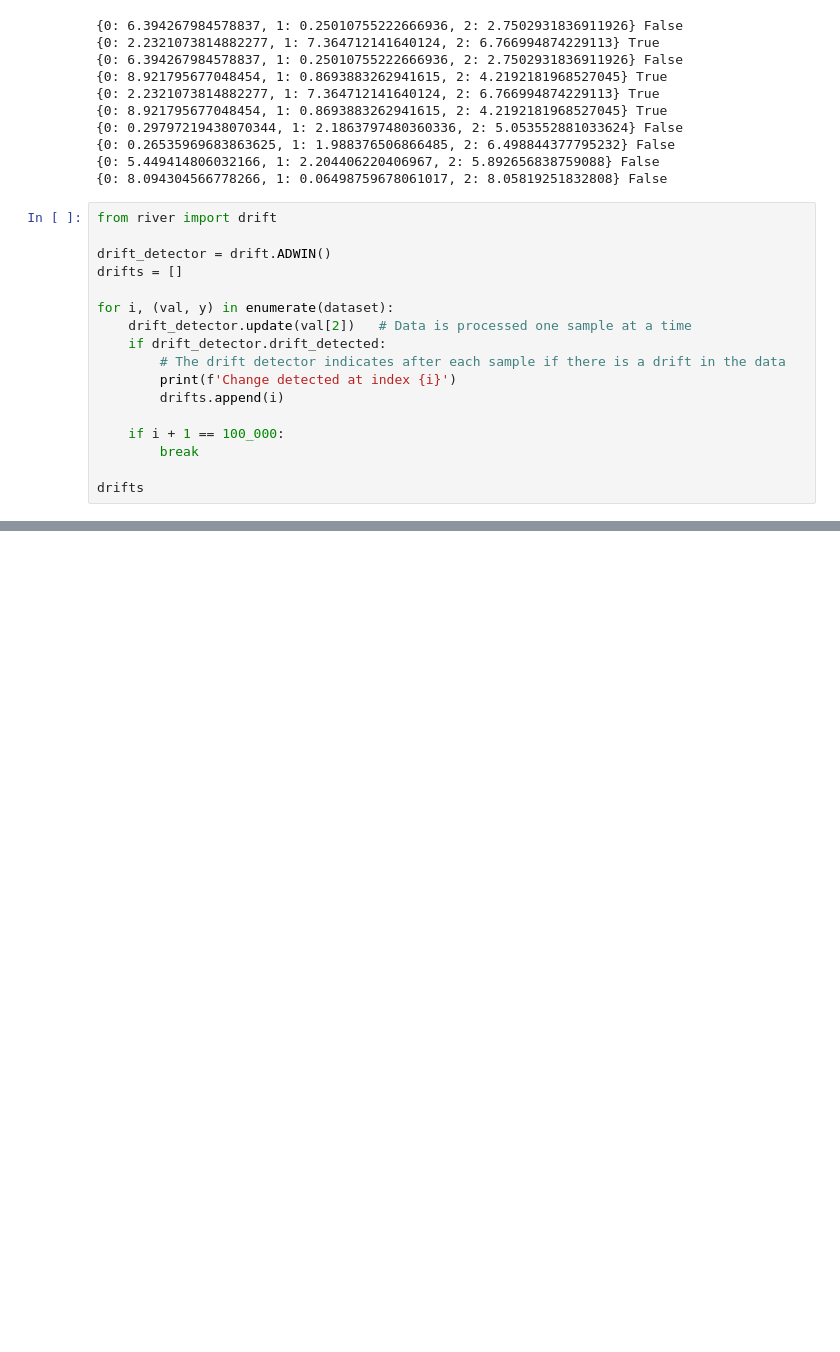
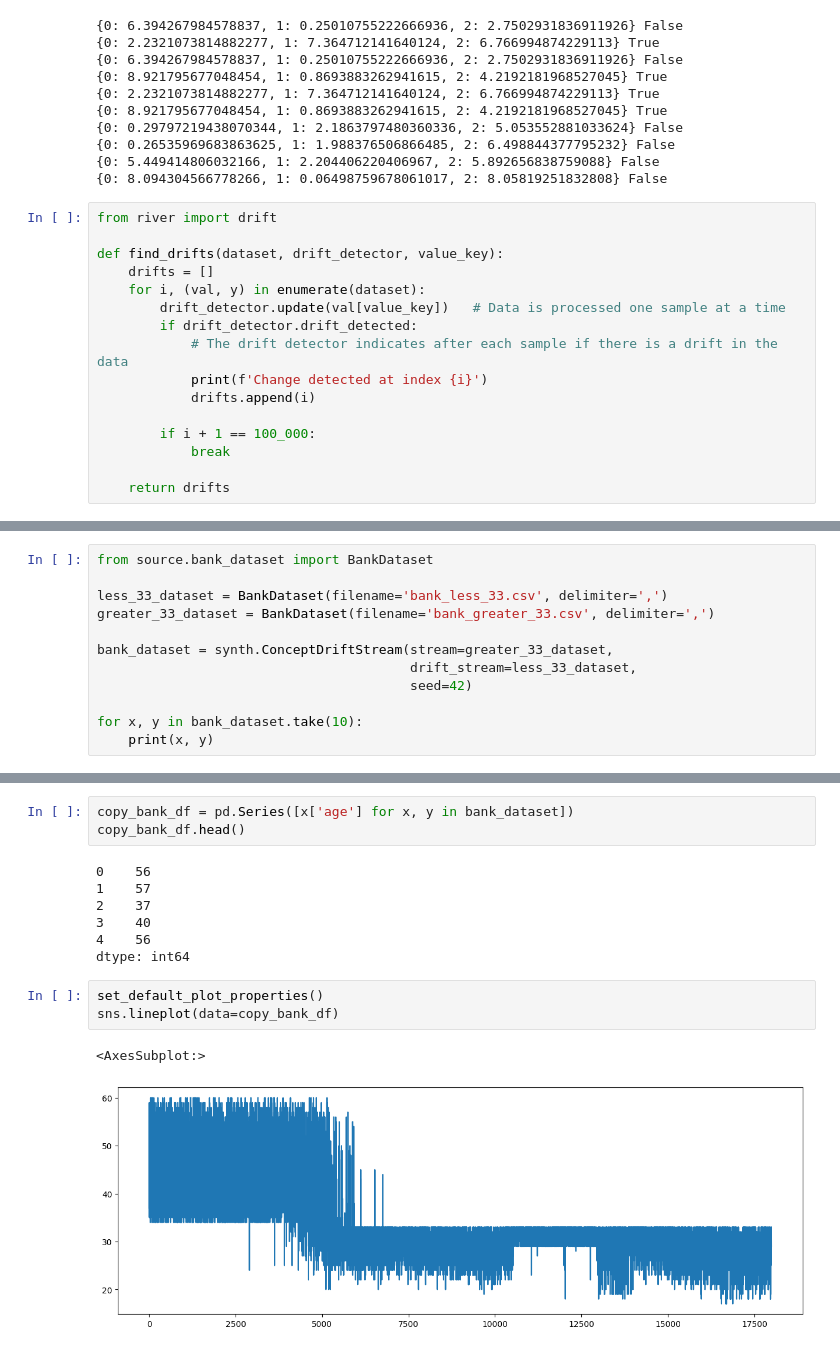
Before and after one commit to denysgerasymuk799/Online-ML-Stability, a Jupyter notebook: notebooks/EDA.ipynb, the cells around one changed output, grey strips where cells are left out. Saved outputs shown, nothing was run; the diff lists cells and outputs as text; blank space fills up the shorter version.

Commit message:
Created concept drift

```diff
--- a/notebooks/EDA.ipynb
+++ b/notebooks/EDA.ipynb
@@ -252,17 +256,16 @@ for x, y in dataset.take(10):
 # %%
 from river import drift
 
-drift_detector = drift.ADWIN()
-drifts = []
+def find_drifts(dataset, drift_detector, value_key):
+    drifts = []
+    for i, (val, y) in enumerate(dataset):
+        drift_detector.update(val[value_key])   # Data is processed one sample at a time
+        if drift_detector.drift_detected:
+            # The drift detector indicates after each sample if there is a drift in the data
+            print(f'Change detected at index {i}')
+            drifts.append(i)
 
-for i, (val, y) in enumerate(dataset):
-    drift_detector.update(val[2])   # Data is processed one sample at a time
-    if drift_detector.drift_detected:
-        # The drift detector indicates after each sample if there is a drift in the data
-        print(f'Change detected at index {i}')
-        drifts.append(i)
+        if i + 1 == 100_000:
+            break
 
-    if i + 1 == 100_000:
-        break
-
-drifts
+    return drifts
@@ -272,0 +277,12 @@ from source.bank_dataset import BankDataset
+# %%
+from source.bank_dataset import BankDataset
+
+less_33_dataset = BankDataset(filename='bank_less_33.csv', delimiter=',')
+greater_33_dataset = BankDataset(filename='bank_greater_33.csv', delimiter=',')
+
+bank_dataset = synth.ConceptDriftStream(stream=greater_33_dataset,
+                                        drift_stream=less_33_dataset,
+                                        seed=42)
+
+for x, y in bank_dataset.take(10):
+    print(x, y)
@@ -272,0 +315,16 @@ from source.bank_dataset import BankDataset
+# %%
+copy_bank_df = pd.Series([x['age'] for x, y in bank_dataset])
+copy_bank_df.head()
+# %% [output]
+0    56
+1    57
+2    37
+3    40
+4    56
+dtype: int64
+# %%
+set_default_plot_properties()
+sns.lineplot(data=copy_bank_df)
+# %% [output]
+<AxesSubplot:>
+[figure, added]
```
Also changed, not shown: parts of 7 cells of this notebook, 3 other files.
